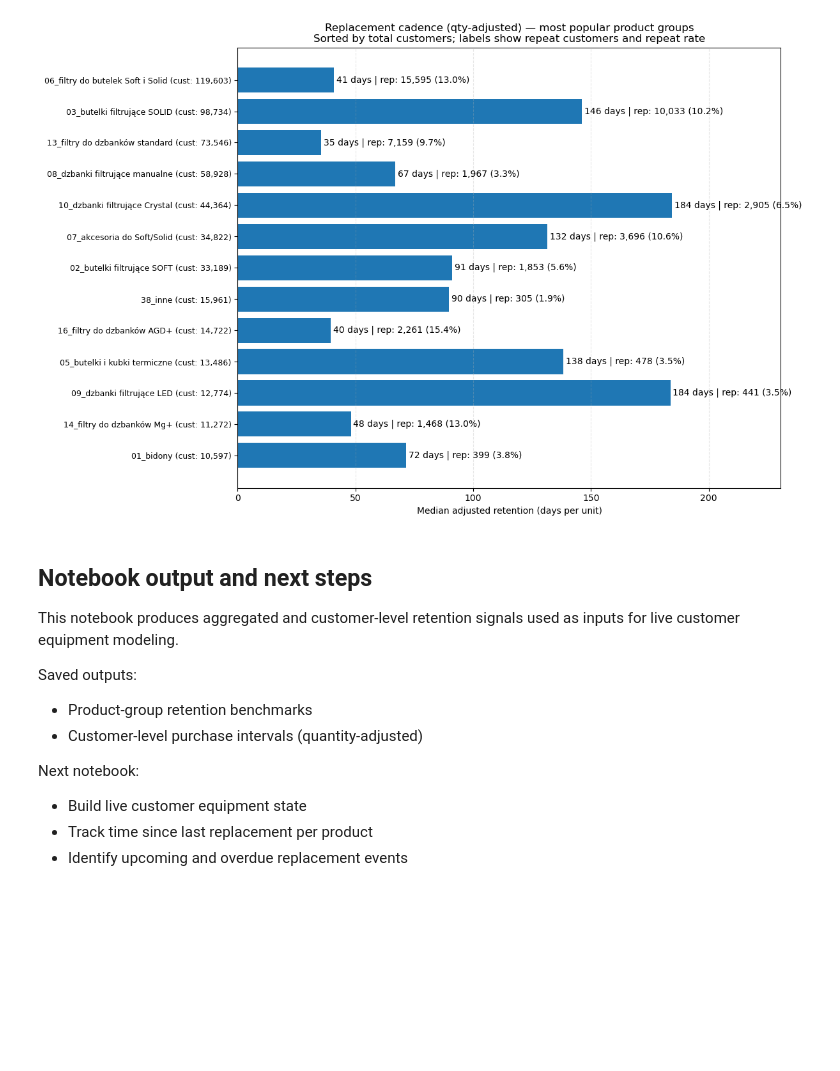
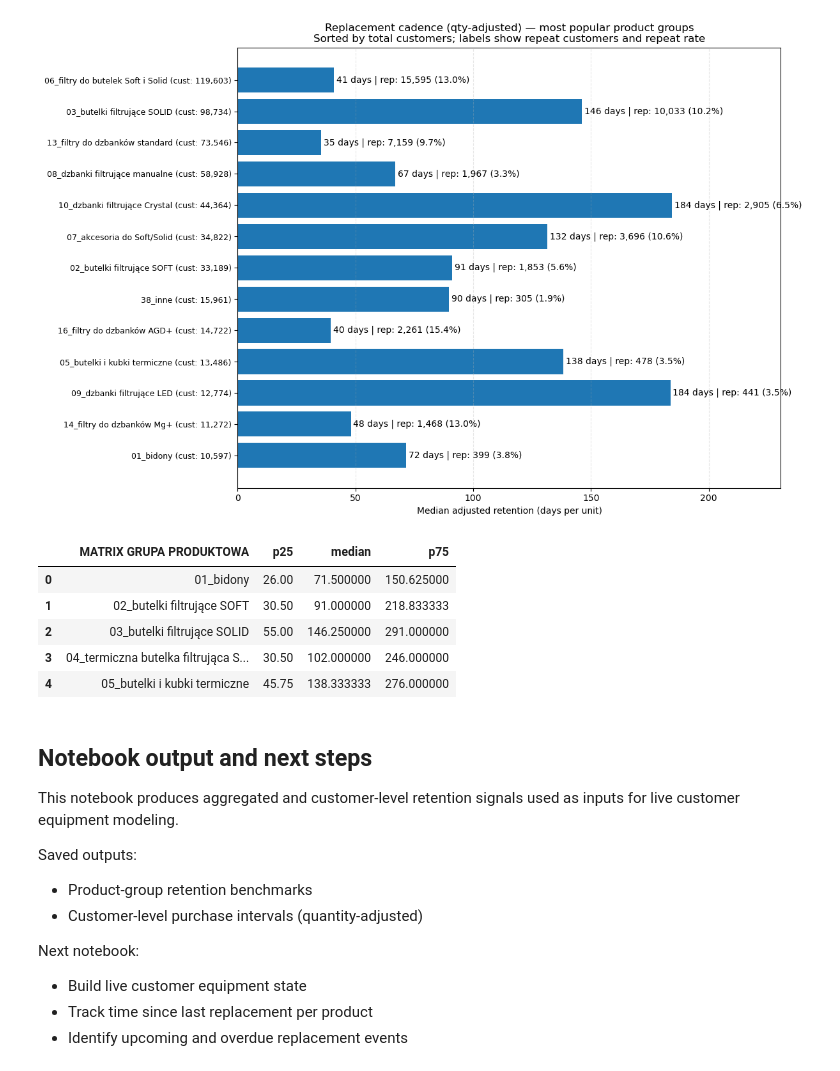
Before and after one commit to Stazar123/361sales, a Jupyter notebook: EDA/05_retetnion_analysis.ipynb, the cells around one changed output. Saved outputs shown, nothing was run; the diff lists cells and outputs as text; code cells hidden in the pictures; blank space fills up the shorter version.

```diff
--- a/EDA/05_retetnion_analysis.ipynb
+++ b/EDA/05_retetnion_analysis.ipynb
@@ -528,6 +528,15 @@ retention_benchmarks.to_parquet(
     "../data/interim/retention_benchmarks.parquet",
     index=False
 )
+# %%
+retention_benchmarks.head()
+# %% [output]
+|  | MATRIX GRUPA PRODUKTOWA | p25 | median | p75 |
+| 0 | 01_bidony | 26.00 | 71.500000 | 150.625000 |
+| 1 | 02_butelki filtrujące SOFT | 30.50 | 91.000000 | 218.833333 |
+| 2 | 03_butelki filtrujące SOLID | 55.00 | 146.250000 | 291.000000 |
+| 3 | 04_termiczna butelka filtrująca S... | 30.50 | 102.000000 | 246.000000 |
+| 4 | 05_butelki i kubki termiczne | 45.75 | 138.333333 | 276.000000 |
 # %% [markdown]
 ## Notebook output and next steps
 
```
Also changed, not shown: 2 other files.
